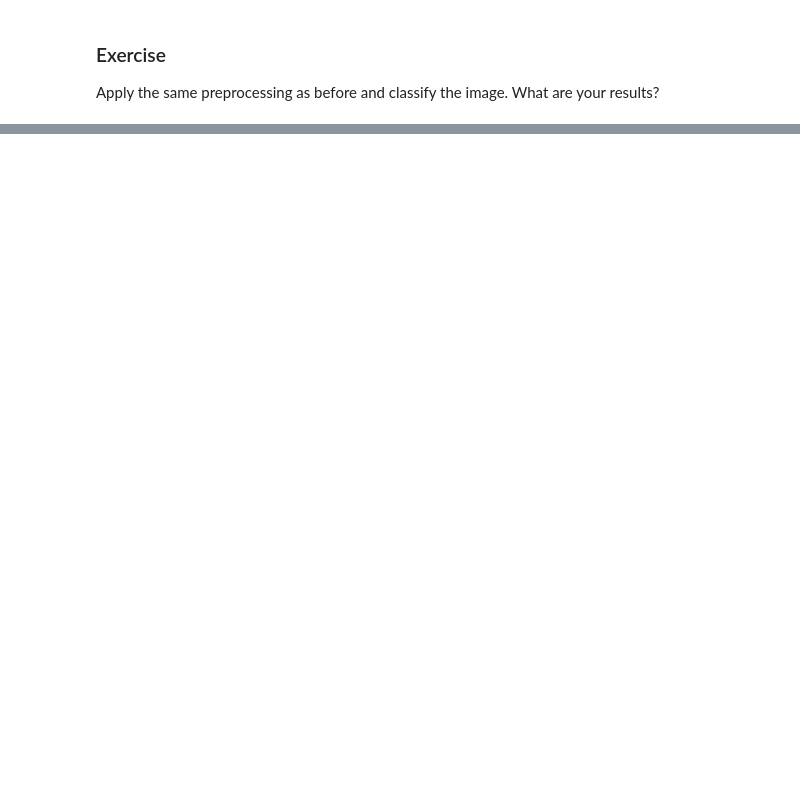
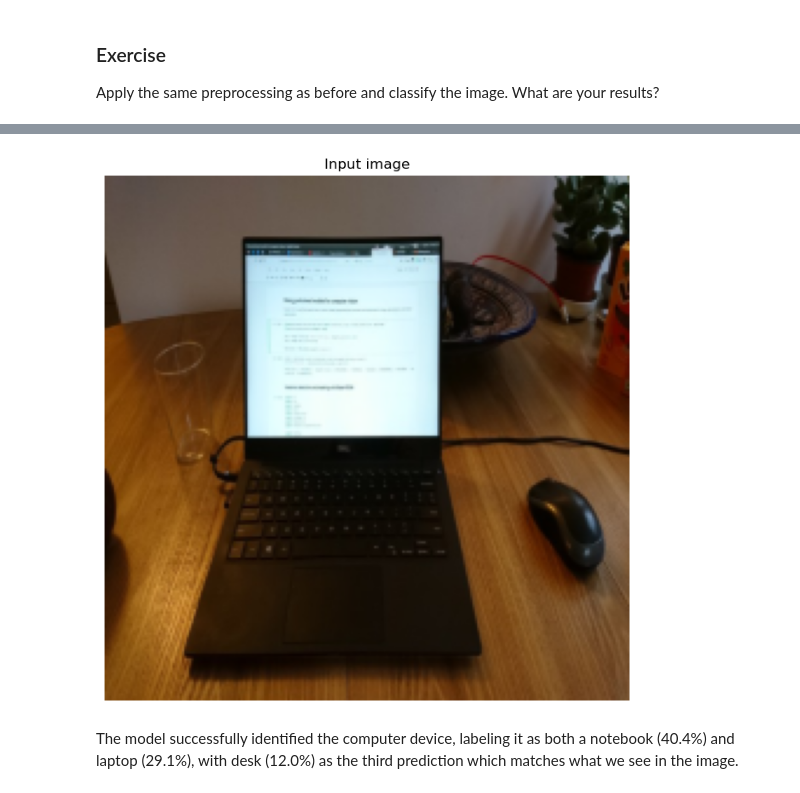
Before and after one commit to sehroz/deep_learning, a Jupyter notebook: 01_materials/labs/lab_4.ipynb, the cells around one changed output, grey strips where cells are left out. Saved outputs shown, nothing was run; the diff lists cells and outputs as text; code cells hidden in the pictures; blank space fills up the shorter version.

```diff
--- a/01_materials/labs/lab_4.ipynb
+++ b/01_materials/labs/lab_4.ipynb
@@ -250,3 +321,28 @@ print("dtype: {}, shape: {}, range: {}".format(
 ### Exercise
 
 Apply the same preprocessing as before and classify the image. What are your results?
+# %%
+from keras.applications.resnet50 import preprocess_input, decode_predictions
+from skimage.transform import resize
+import numpy as np
+
+# Resize image to 224x224 as required by ResNet50
+resized_image = resize(image, (224, 224), mode='reflect', anti_aliasing=True)
+
+# Preprocess the image
+x = preprocess_input(resized_image.astype(np.float32) * 255)
+x = np.expand_dims(x, axis=0)  # Add batch dimension
+
+# Make prediction
+preds = model.predict(x)
+
+# Decode and print top 3 predictions
+print('Predicted:', decode_predictions(preds, top=3)[0])
+
+# Display the image we're classifying
+plt.figure(figsize=(8, 8))
+plt.imshow(resized_image)
+plt.axis('off')
+plt.title('Input image')
+plt.show()
+# %% [output]
@@ -252,0 +353,3 @@ Apply the same preprocessing as before and classify the image. What are your res
+[figure, added]
+# %% [markdown]
+The model successfully identified the computer device, labeling it as both a notebook (40.4%) and laptop (29.1%), with desk (12.0%) as the third prediction which matches what we see in the image.
```
Also changed, not shown: parts of 10 cells of this notebook.
